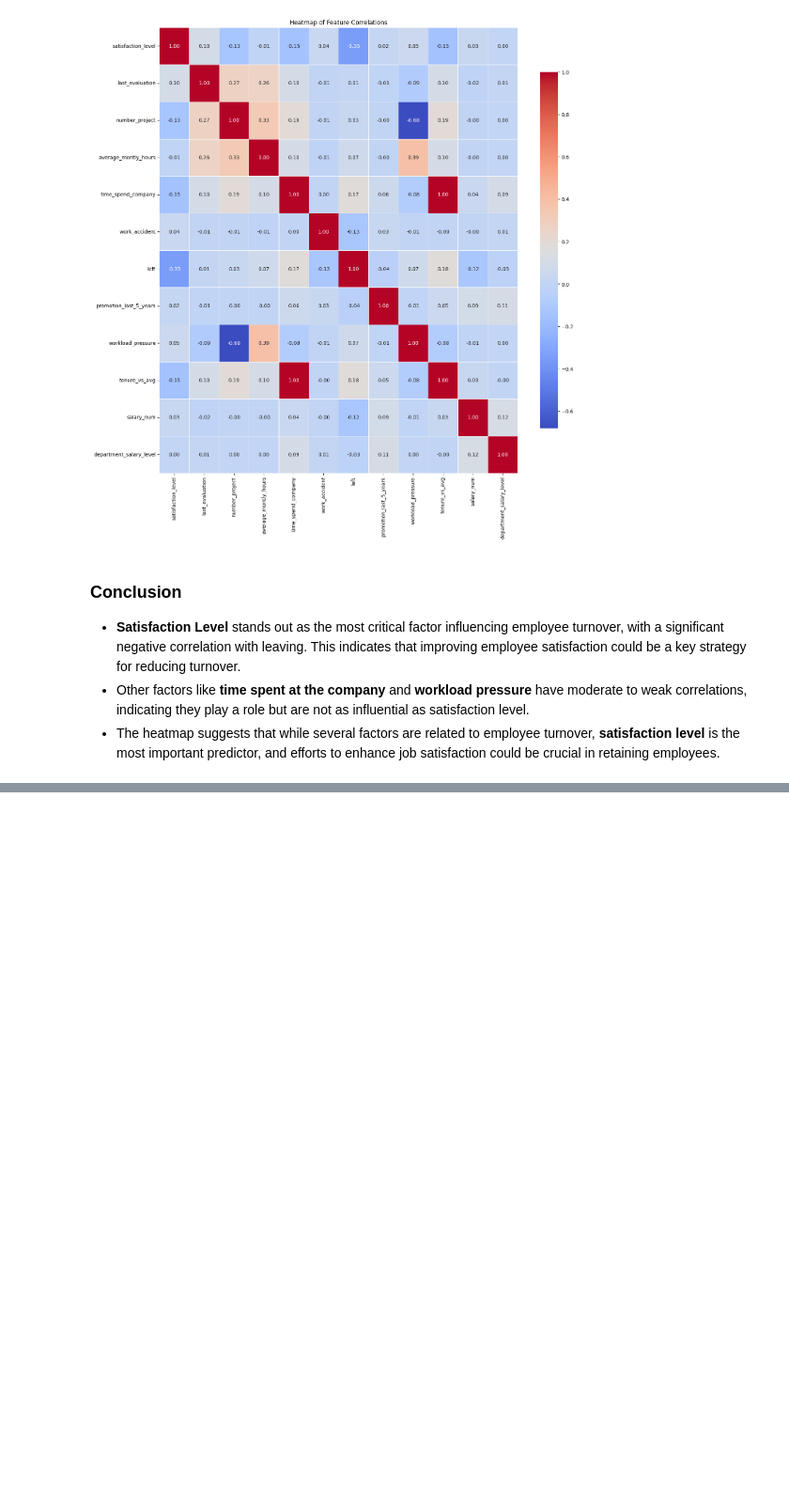
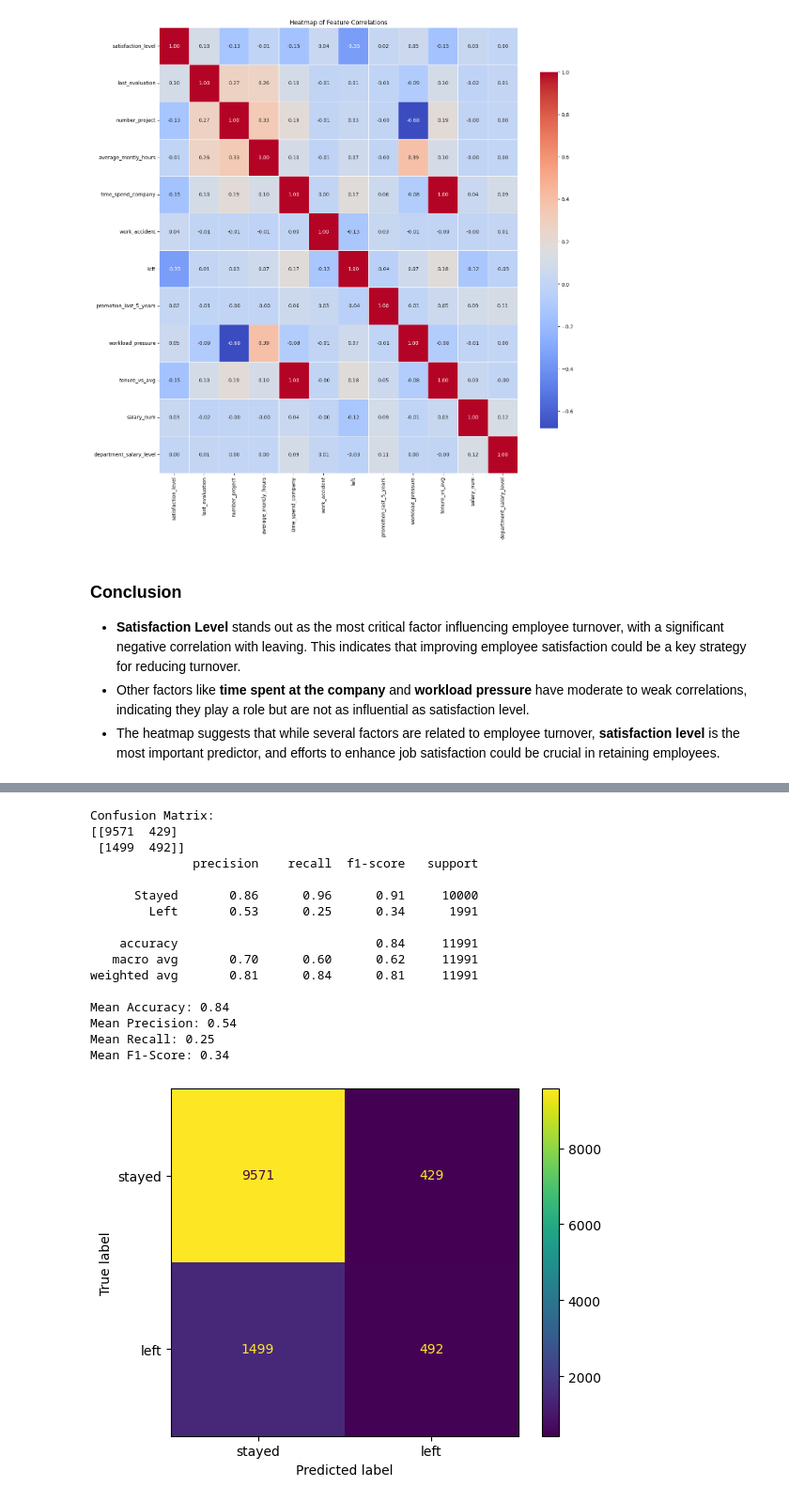
Before and after one commit to useinov12/hr_at_salifort_motors, a Jupyter notebook: src/hr_at_salifort_motors/main.ipynb, the cells around one changed output, grey strips where cells are left out. Shown at 94% size. Saved outputs shown, nothing was run; the diff lists cells and outputs as text; code cells hidden in the pictures; blank space fills up the shorter version.

Commit message:
model build

```diff
--- a/src/hr_at_salifort_motors/main.ipynb
+++ b/src/hr_at_salifort_motors/main.ipynb
@@ -596,0 +697,79 @@ plt.show()
+# %%
+
+log_reg = LogisticRegression(random_state=42, max_iter=1000, solver='liblinear')
+
+
+# Initialize arrays to store true and predicted labels
+true_labels = []
+predicted_labels = []
+
+# Perform cross-validation
+for train_index, test_index in kf.split(X, y):
+    X_train, X_test = X.iloc[train_index], X.iloc[test_index]
+    y_train, y_test = y.iloc[train_index], y.iloc[test_index]
+
+    # Train the model
+    log_reg.fit(X_train, y_train)
+
+    # Predict on the test set
+    y_pred = log_reg.predict(X_test)
+
+    # Store the true and predicted labels
+    true_labels.extend(y_test)
+    predicted_labels.extend(y_pred)
+
+# Perform cross-validation
+cv_results = cross_val_score(log_reg, X, y, cv=kf, scoring='accuracy')
+
+
+# Evaluate other metrics like precision, recall, and F1-score:
+cv_precision = cross_val_score(log_reg, X, y, cv=kf, scoring='precision')
+cv_recall = cross_val_score(log_reg, X, y, cv=kf, scoring='recall')
+cv_f1 = cross_val_score(log_reg, X, y, cv=kf, scoring='f1')
+
+# Compute the confusion matrix
+conf_matrix = confusion_matrix(true_labels, predicted_labels)
+
+# Print the confusion matrix
+print("Confusion Matrix:")
+print(conf_matrix)
+
+# Plot confusion matrix
+disp = ConfusionMatrixDisplay(confusion_matrix=conf_matrix,
+                             display_labels=['stayed', 'left'])
+disp.plot();
+
+
+
+# Calculate and print classification report
+report = classification_report(true_labels, predicted_labels, target_names=['Stayed', 'Left'])
+print(report)
+
+# Calculate and print mean accuracy, precision, recall, and F1-score
+accuracy = accuracy_score(true_labels, predicted_labels)
+precision = np.mean(cross_val_score(log_reg, X, y, cv=kf, scoring='precision'))
+recall = np.mean(cross_val_score(log_reg, X, y, cv=kf, scoring='recall'))
+f1 = np.mean(cross_val_score(log_reg, X, y, cv=kf, scoring='f1'))
+
+print(f"Mean Accuracy: {accuracy:.2f}")
+print(f"Mean Precision: {precision:.2f}")
+print(f"Mean Recall: {recall:.2f}")
+print(f"Mean F1-Score: {f1:.2f}")
+# %% [output]
+Confusion Matrix:
+[[9571  429]
+ [1499  492]]
+              precision    recall  f1-score   support
+
+      Stayed       0.86      0.96      0.91     10000
+        Left       0.53      0.25      0.34      1991
+
+    accuracy                           0.84     11991
+   macro avg       0.70      0.60      0.62     11991
+weighted avg       0.81      0.84      0.81     11991
+
+Mean Accuracy: 0.84
+Mean Precision: 0.54
+Mean Recall: 0.25
+Mean F1-Score: 0.34
+[figure, added]
```
Also changed, not shown: parts of 21 cells of this notebook, 1 other file.
